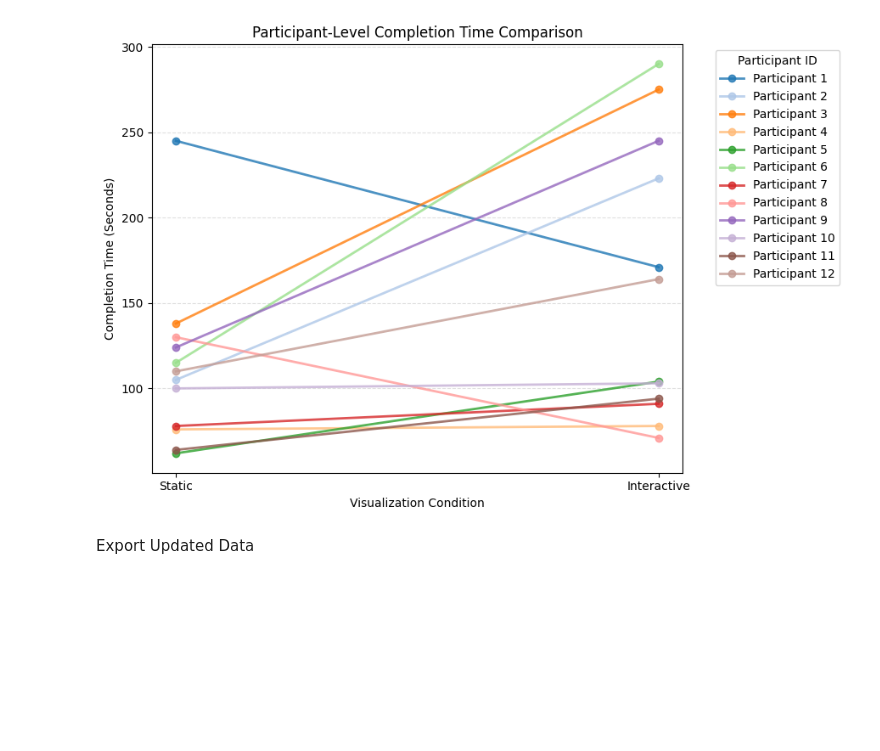
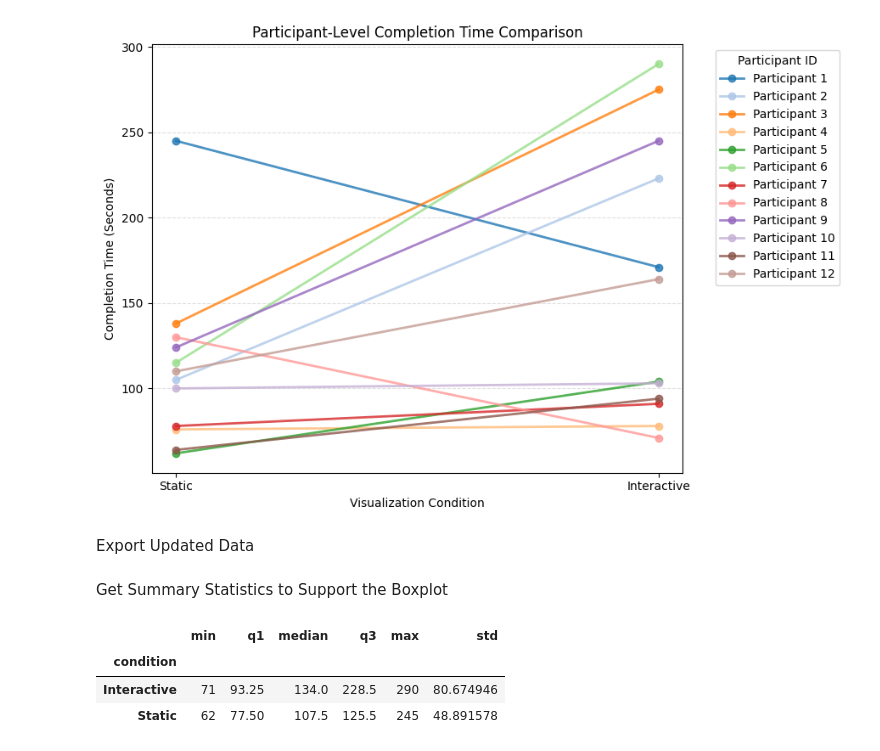
Before and after one commit to microwaves22/Ye-Ng-CS424, a Jupyter notebook: Notebooks/Quantitative_Vis_Analysis.ipynb, the cells around one changed output. Drawn from its saved outputs; the diff is of its cells as text; code cells hidden in the pictures; blank space fills up the shorter version.

Commit message:
added summary stats

```diff
--- a/Notebooks/Quantitative_Vis_Analysis.ipynb
+++ b/Notebooks/Quantitative_Vis_Analysis.ipynb
@@ -313,3 +315,30 @@ df.to_csv(
     "../Data/evaluation_results_cleaned.csv",
     index=False
 )
+# %% [markdown]
+Get Summary Statistics to Support the Boxplot
+# %%
+completion_summary = df.groupby("condition")["completion_time_sec"].agg([
+    "min",
+    lambda x: x.quantile(0.25),
+    "median",
+    lambda x: x.quantile(0.75),
+    "max",
+    "std"
+])
+
+completion_summary.columns = [
+    "min",
+    "q1",
+    "median",
+    "q3",
+    "max",
+    "std"
+]
+
+completion_summary
+# %% [output]
+|  | min | q1 | median | q3 | max | std |
+| condition |  |  |  |  |  |  |
+| Interactive | 71 | 93.25 | 134.0 | 228.5 | 290 | 80.674946 |
+| Static | 62 | 77.50 | 107.5 | 125.5 | 245 | 48.891578 |
```
Also changed, not shown: parts of 2 cells of this notebook, 1 other file.
